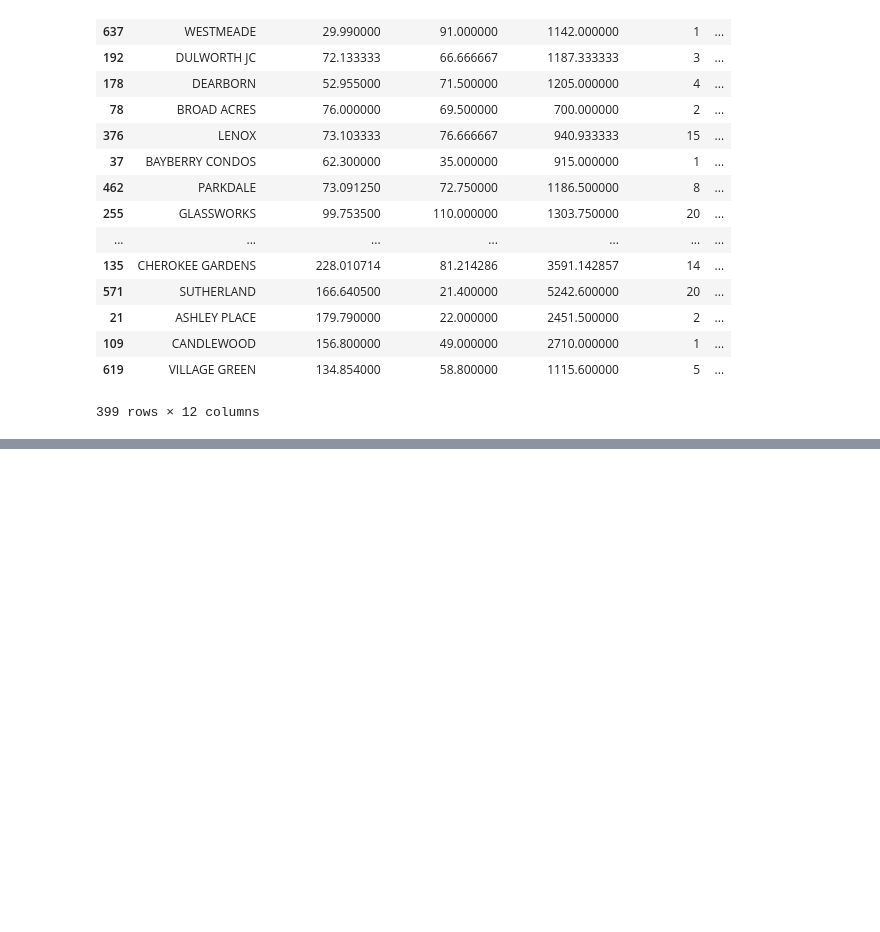
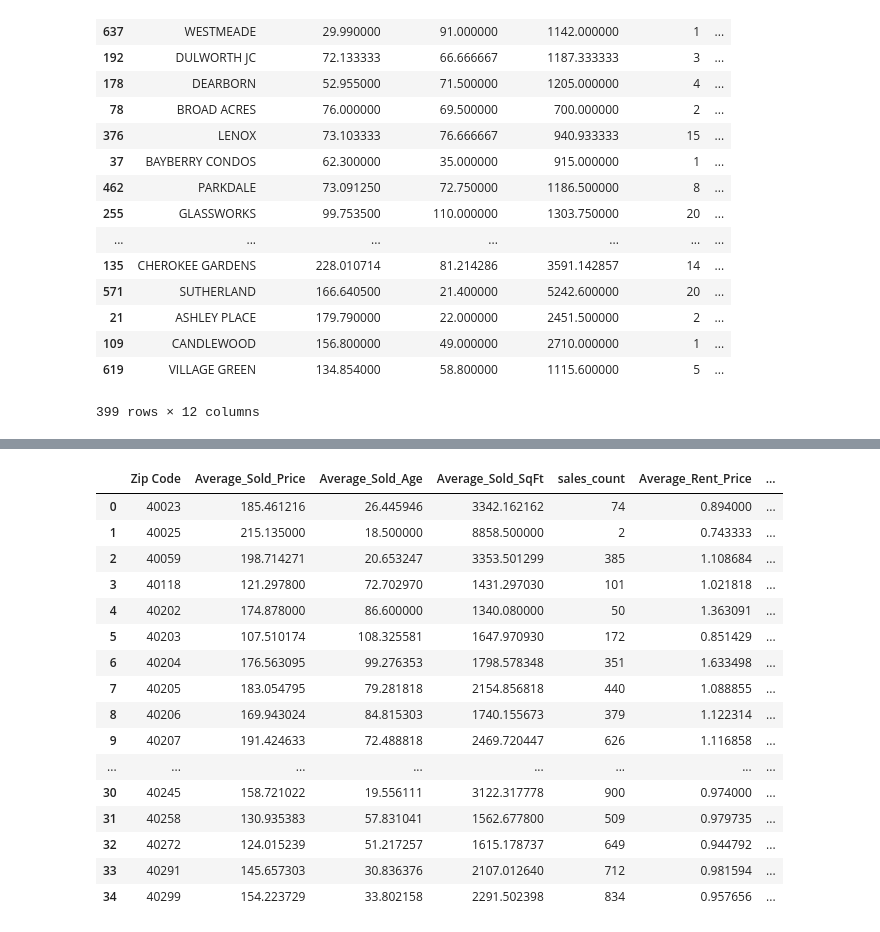
Before and after one commit to Or78Ka/python_project_2021_Orsi_K, a Jupyter notebook: Final python project Orsi K.ipynb, the cells around one changed output, grey strips where cells are left out. Cells and saved outputs as stored; diff of their text form; code cells hidden in the pictures; blank space fills up the shorter version.

```diff
--- a/Final python project Orsi K.ipynb
+++ b/Final python project Orsi K.ipynb
@@ -33,0 +41,10 @@ df2 = rentxl.parse('sheet1')
+# %%
+df2 = rentxl.parse('sheet1')
+
+df2['Age'] = np.where(df2['Age'] > 3000, 0, df2['Age'])
+df2['Age'] = np.where(df2['Age'] > 1800, 2020 - df2['Age'].astype(int), df2['Age'])
+df2['Age'] = np.where(df2['Age'] > 400, 0, df2['Age'])
+
+#df2.loc[141,'Age']
+#df2.loc[18,'Age']
+#df2.loc[56,'Age']
@@ -219,0 +243,11 @@ sorted_subdivision_df
+# %%
+# creating the calculated file for the Sales data, same as above, but now the groupping is based on zip code
+
+groupped_zip_sales_df = df1.groupby('Zip Code')['Sold Price/SqFt', 'Age', 'SqFt -Total Finished'].mean().rename(columns={
+    "Sold Price/SqFt": "Average_Sold_Price",
+    "Age": "Average_Sold_Age",
+    "SqFt -Total Finished": "Average_Sold_SqFt"
+})
+sales_count = df1.groupby('Zip Code')['Sold Price/SqFt', 'Age', 'SqFt -Total Finished'].size().reset_index(name='sales_count')
+groupped_zip_sales_df = pd.merge(groupped_zip_sales_df, sales_count, on="Zip Code")
+groupped_zip_sales_df
@@ -219,0 +272,15 @@ sorted_subdivision_df
+# %%
+# same groupped, calculated file for the Rental data based on zip code
+
+groupped_zip_rental_df = df2.groupby('Zip Code')['List Price/SqFt', 'Age', 'SqFt -Total Finished'].mean().rename(columns={
+    "List Price/SqFt": "Average_Rent_Price",
+    "Age": "Average_Rent_Age",
+    "SqFt -Total Finished": "Average_Rent_SqFt"
+})
+
+
+rent_count = df2.groupby('Zip Code')['List Price/SqFt', 'Age', 'SqFt -Total Finished'].size().reset_index(name='rent_count')
+
+groupped_zip_rental_df = pd.merge(groupped_zip_rental_df, rent_count, on="Zip Code")
+
+groupped_zip_rental_df
@@ -219,0 +305,23 @@ sorted_subdivision_df
+# %%
+# Merge the 2 dataframes and only keep the Zip Codes where there is both sales and rental data available
+
+subdivision_zip_df = pd.merge(groupped_zip_sales_df, groupped_zip_rental_df, on="Zip Code", how='inner')
+subdivision_zip_df
+# %% [output]
+|  | Zip Code | Average_Sold_Price | Average_Sold_Age | Average_Sold_SqFt | sales_count | Average_Rent_Price | ... |
+| 0 | 40023 | 185.461216 | 26.445946 | 3342.162162 | 74 | 0.894000 | ... |
+| 1 | 40025 | 215.135000 | 18.500000 | 8858.500000 | 2 | 0.743333 | ... |
+| 2 | 40059 | 198.714271 | 20.653247 | 3353.501299 | 385 | 1.108684 | ... |
+| 3 | 40118 | 121.297800 | 72.702970 | 1431.297030 | 101 | 1.021818 | ... |
+| 4 | 40202 | 174.878000 | 86.600000 | 1340.080000 | 50 | 1.363091 | ... |
+| 5 | 40203 | 107.510174 | 108.325581 | 1647.970930 | 172 | 0.851429 | ... |
+| 6 | 40204 | 176.563095 | 99.276353 | 1798.578348 | 351 | 1.633498 | ... |
+| 7 | 40205 | 183.054795 | 79.281818 | 2154.856818 | 440 | 1.088855 | ... |
+| 8 | 40206 | 169.943024 | 84.815303 | 1740.155673 | 379 | 1.122314 | ... |
+| 9 | 40207 | 191.424633 | 72.488818 | 2469.720447 | 626 | 1.116858 | ... |
+| ... | ... | ... | ... | ... | ... | ... | ... |
+| 30 | 40245 | 158.721022 | 19.556111 | 3122.317778 | 900 | 0.974000 | ... |
+| 31 | 40258 | 130.935383 | 57.831041 | 1562.677800 | 509 | 0.979735 | ... |
+| 32 | 40272 | 124.015239 | 51.217257 | 1615.178737 | 649 | 0.944792 | ... |
+| 33 | 40291 | 145.657303 | 30.836376 | 2107.012640 | 712 | 0.981594 | ... |
+| 34 | 40299 | 154.223729 | 33.802158 | 2291.502398 | 834 | 0.957656 | ... |
```
Also changed, not shown: parts of 8 cells of this notebook.
